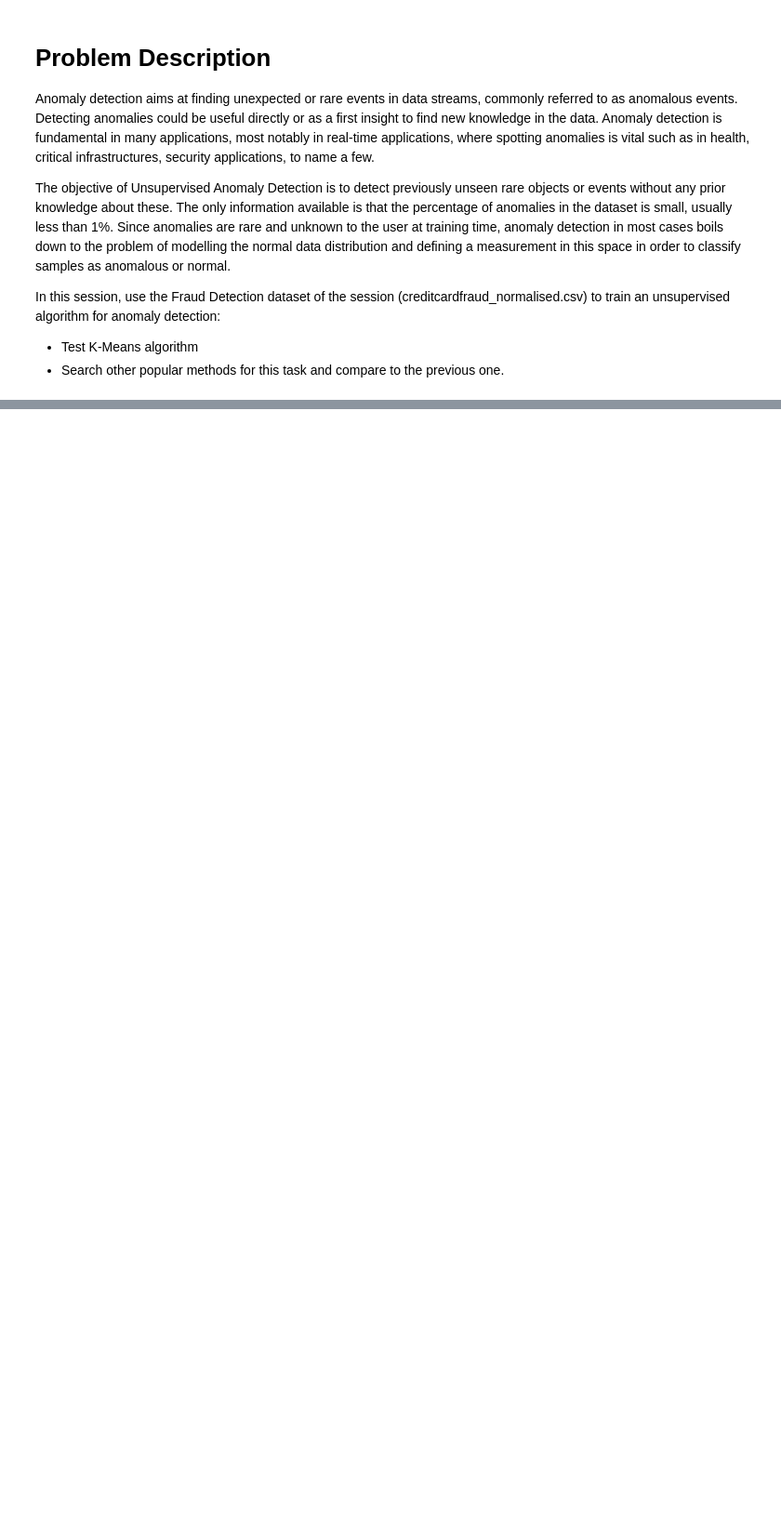
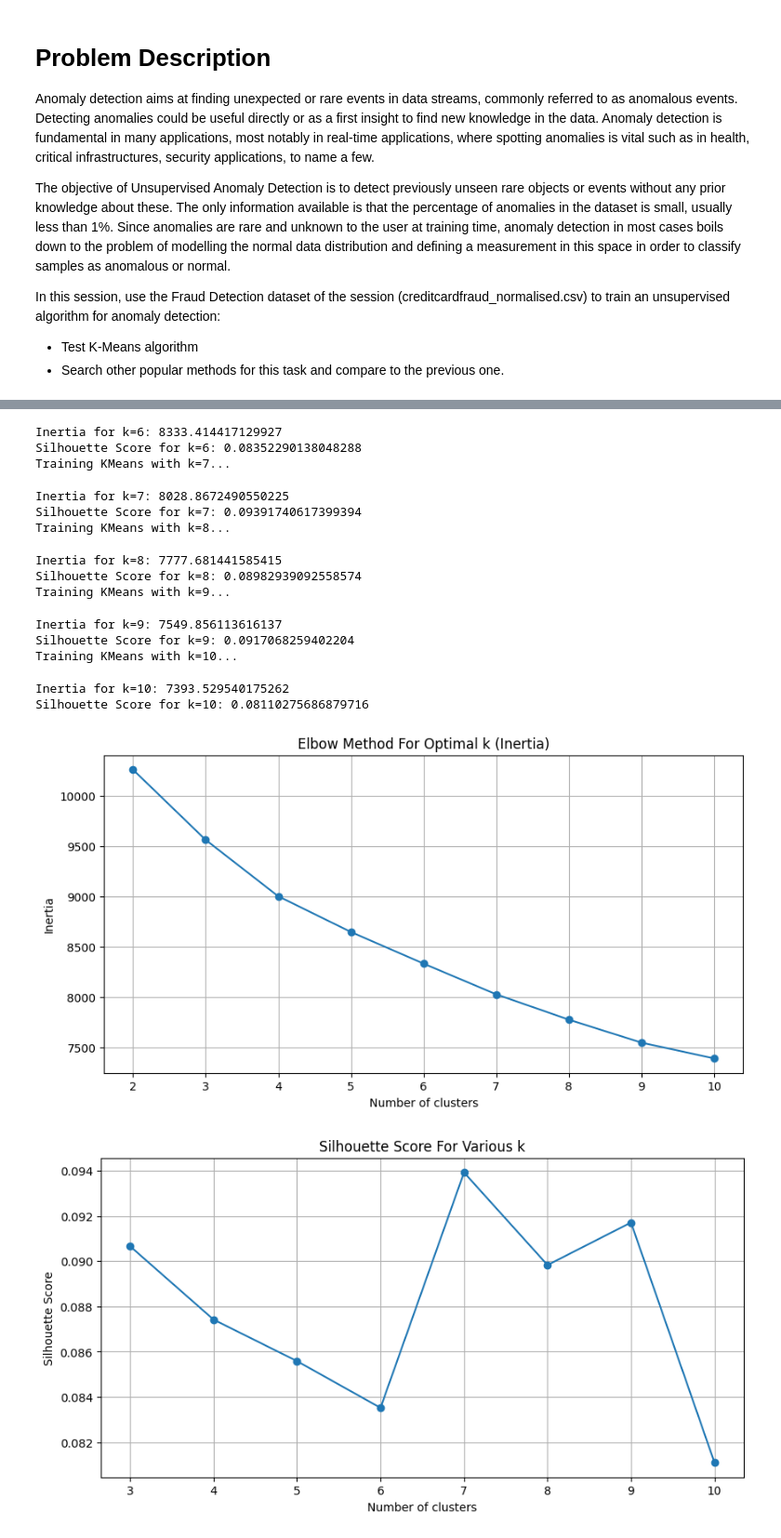
Before and after one commit to gabrieldeolaguibel/ML-Projects, a Jupyter notebook: assignments/practical_session5/session_14-UnsupervisedLearning.ipynb, the cells around one changed output, grey strips where cells are left out. Shown: that part at 93% size. Drawn from its saved outputs; the diff is of its cells as text; code cells hidden in the pictures; blank space fills up the shorter version.

Commit message:
Fuarking Elbow method

```diff
--- a/assignments/practical_session5/session_14-UnsupervisedLearning.ipynb
+++ b/assignments/practical_session5/session_14-UnsupervisedLearning.ipynb
@@ -9,0 +156,10 @@ In this session, use the Fraud Detection dataset of the session (creditcardfraud
+# %%
+# Since it's unsupervised learning, we won't use 'class' for splitting but it's useful for later evaluation
+X = df.drop('class', axis=1)  # Features
+y = df['class']  # Labels for evaluation purposes
+
+# Splitting the dataset into training and testing sets
+X_train, X_test, y_train, y_test = train_test_split(X, y, test_size=0.2, random_state=42, stratify=y)
+
+# Check the shape of the splits to confirm the operation
+X_train.shape, X_test.shape, y_train.shape, y_test.shape
@@ -9,0 +172,47 @@ In this session, use the Fraud Detection dataset of the session (creditcardfraud
+# %%
+# Determining the optimal number of clusters using the Elbow Method
+# Evaluate a range of cluster numbers to find the optimal one
+
+# Define the range of clusters to try
+'''''
+k_range = range(2, 11)
+
+inertias = []  # To store the inertias for each k
+silhouette_scores = []  # To store silhouette scores for each k
+
+for k in k_range:
+    print(f"Training KMeans with k={k}...")
+    kmeans = KMeans(n_clusters=k, random_state=42)
+    kmeans.fit(X_train)
+    inertia = kmeans.inertia_
+    inertias.append(inertia)
+    print(f"Inertia for k={k}: {inertia}")
+    # Calculating silhouette scores only for k > 2, as silhouette score cannot be calculated for k=1
+    if k > 2:
+        silhouette_score_value = silhouette_score(X_train, kmeans.labels_)
+        silhouette_scores.append(silhouette_score_value)
+        print(f"Silhouette Score for k={k}: {silhouette_score_value}")
+
+# Plotting the Elbow Graph for Inertia
+plt.figure(figsize=(10, 5))
+plt.plot(k_range, inertias, marker='o')
+plt.title('Elbow Method For Optimal k (Inertia)')
+plt.xlabel('Number of clusters')
+plt.ylabel('Inertia')
+plt.xticks(k_range)
+plt.grid(True)
+plt.show()
+
+# Plotting Silhouette Scores
+if silhouette_scores:
+    plt.figure(figsize=(10, 5))
+    # Adjusted k_range to match the length of silhouette_scores
+    plt.plot(k_range[1:], silhouette_scores, marker='o')  # Corrected to k_range[1:] to align with silhouette_scores
+    plt.title('Silhouette Score For Various k')
+    plt.xlabel('Number of clusters')
+    plt.ylabel('Silhouette Score')
+    plt.xticks(k_range[1:])  # Adjusted to start from the second element
+    plt.grid(True)
+    plt.show()
+'''''
+# %% [output]
@@ -9,0 +231,16 @@ In this session, use the Fraud Detection dataset of the session (creditcardfraud
+Inertia for k=6: 8333.414417129927
+Silhouette Score for k=6: 0.08352290138048288
+Training KMeans with k=7...
+Inertia for k=7: 8028.8672490550225
+Silhouette Score for k=7: 0.09391740617399394
+Training KMeans with k=8...
+Inertia for k=8: 7777.681441585415
+Silhouette Score for k=8: 0.08982939092558574
+Training KMeans with k=9...
+Inertia for k=9: 7549.856113616137
+Silhouette Score for k=9: 0.0917068259402204
+Training KMeans with k=10...
+Inertia for k=10: 7393.529540175262
+Silhouette Score for k=10: 0.08110275686879716
+[figure, added]
+[figure, added]
```
Also changed, not shown: parts of 13 cells of this notebook.
